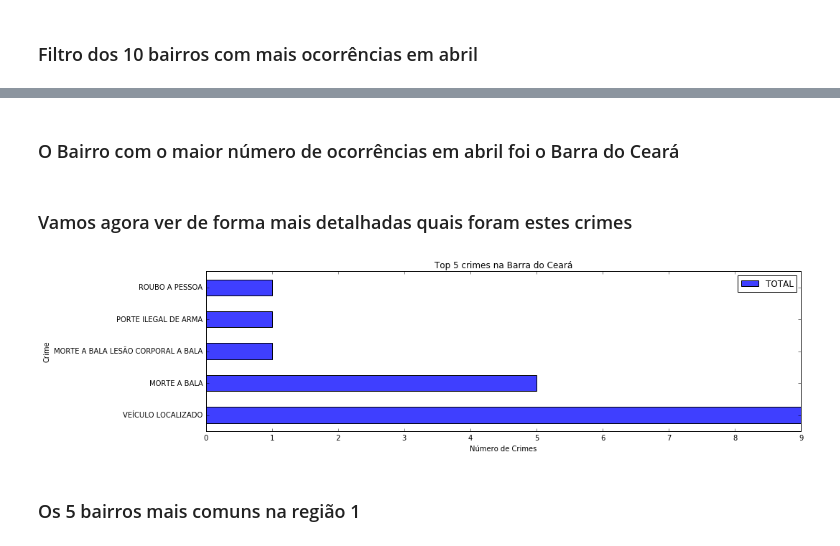
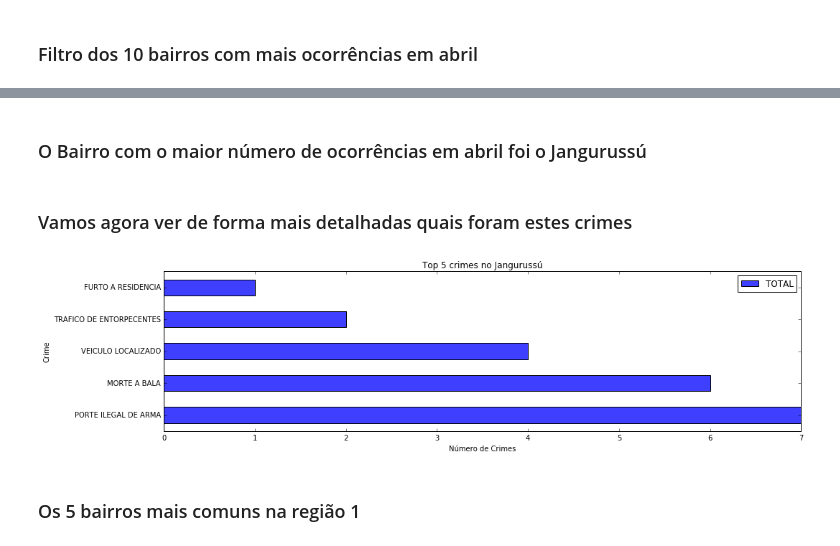
Before and after one commit to netodeolino/TCC, a Jupyter notebook: TCC 02/Resultados/Abril/Abril.ipynb, the cells around one changed output, grey strips where cells are left out. Saved outputs shown, nothing was run; the diff lists cells and outputs as text; code cells hidden in the pictures.

```diff
--- a/TCC 02/Resultados/Abril/Abril.ipynb
+++ b/TCC 02/Resultados/Abril/Abril.ipynb
@@ -208,9 +208,9 @@ plt.show()
 # %% [markdown]
-### O Bairro com o maior número de ocorrências em abril foi o Barra do Ceará
+### O Bairro com o maior número de ocorrências em abril foi o Jangurussú
 # %% [markdown]
 ### Vamos agora ver de forma mais detalhadas quais foram estes crimes
 # %%
-barra_do_ceara = df_abril[df_abril['BAIRRO'] == 'BARRA DO CEARÁ']
+barra_do_ceara = df_abril[df_abril['BAIRRO'] == 'JANGURUSSU']
 crime_types = barra_do_ceara[['NATUREZA DA OCORRÊNCIA']]
 crime_type_total = crime_types.groupby('NATUREZA DA OCORRÊNCIA').size()
 crime_type_counts = barra_do_ceara[['NATUREZA DA OCORRÊNCIA']].groupby('NATUREZA DA OCORRÊNCIA').sum()
@@ -219,15 +219,15 @@ all_crime_types = crime_type_counts.sort_values(by='TOTAL', ascending=False)
 # %%
 all_crime_tipos_5 = all_crime_types.head(5)
 all_crime_tipos_5.plot(kind='barh', figsize=(15,4), color='#3f3fff')
-plt.title('Top 5 crimes na Barra do Ceará')
+plt.title('Top 5 crimes no Jangurussú')
 plt.xlabel('Número de Crimes')
 plt.ylabel('Crime')
 plt.tight_layout()
 ax = plt.gca()
 ax.xaxis.set_major_formatter(ticker.StrMethodFormatter('{x:,.0f}'))
 plt.show()
 # %% [output]
-[figure, old version]
+[figure, new version]
 # %% [markdown]
 ### Os 5 bairros mais comuns na região 1
 # %%
```
Also changed, not shown: parts of 8 cells of this notebook, 15 other files.
